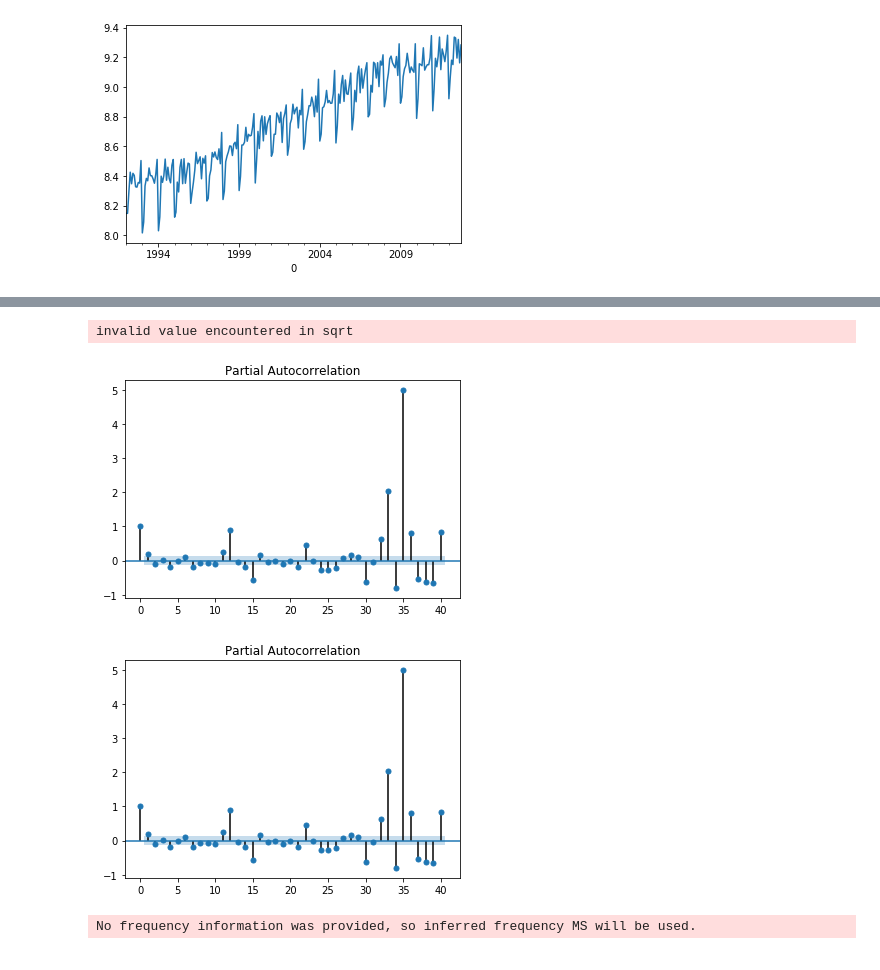
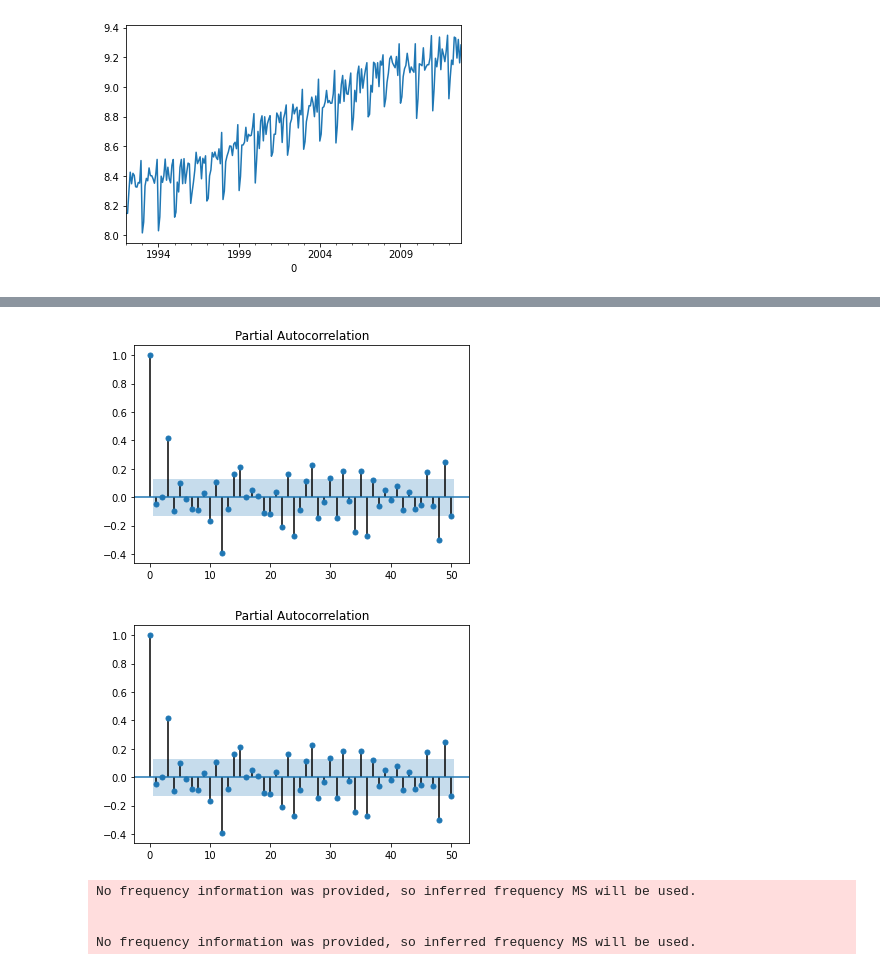
Before and after one commit to technogleb/ts_course_summer, a Jupyter notebook: week_2/arima_walkthrough.ipynb, the cells around one changed output, grey strips where cells are left out. Drawn from its saved outputs; the diff is of its cells as text; code cells hidden in the pictures.

```diff
--- a/week_2/arima_walkthrough.ipynb
+++ b/week_2/arima_walkthrough.ipynb
@@ -70,0 +91,2 @@ ts_flat.plot()
+# %%
+ts_flat = ts_log.diff(12).diff(12).dropna()
@@ -91,15 +110,12 @@ plot_acf(ts_flat, lags=180)
 # %%
 # теперь разберемся с параметрами p, P
-# здесь видно, что последний значимый несезонный лаг равен одному (третий лаг внизу уже достиг порога значимости)
-# а последний значимый сезонный лаг равен 1 (на самом деле если построить график дальше,
-# то там будут еще сезонные лаги, но незначительно превышающие порог значимости лаги большого порядка обычно
-# игнорируются)
-# итак, p = 1, P = 1
-plot_pacf(ts_flat, lags=40)
+# здесь видно, что последний значимый несезонный лаг равен 2
+# а последний значимый сезонный лаг равен 0
+# итак, p = 0, P = 3
+plot_pacf(ts_flat, lags=50)
 # %% [output]
-invalid value encountered in sqrt
-[figure, old version]
+[figure, new version]
-[figure, old version]
+[figure, new version]
 # %%
 # теперь попробуем построить SARIMA с этими параметрами
 # %%
@@ -107,6 +126,9 @@ from statsmodels.tsa.statespace import sarimax
 # %%
-model = sarimax.SARIMAX(ts, order=(1, 1, 2), seasonal_order=(1, 1, 3, 12))
+model = sarimax.SARIMAX(ts_log, order=pdq, seasonal_order=PDQ)
 # %% [output]
 No frequency information was provided, so inferred frequency MS will be used.
+
+
+No frequency information was provided, so inferred frequency MS will be used.
 # %%
 res = model.fit()
```
Also changed, not shown: parts of 28 cells of this notebook.
